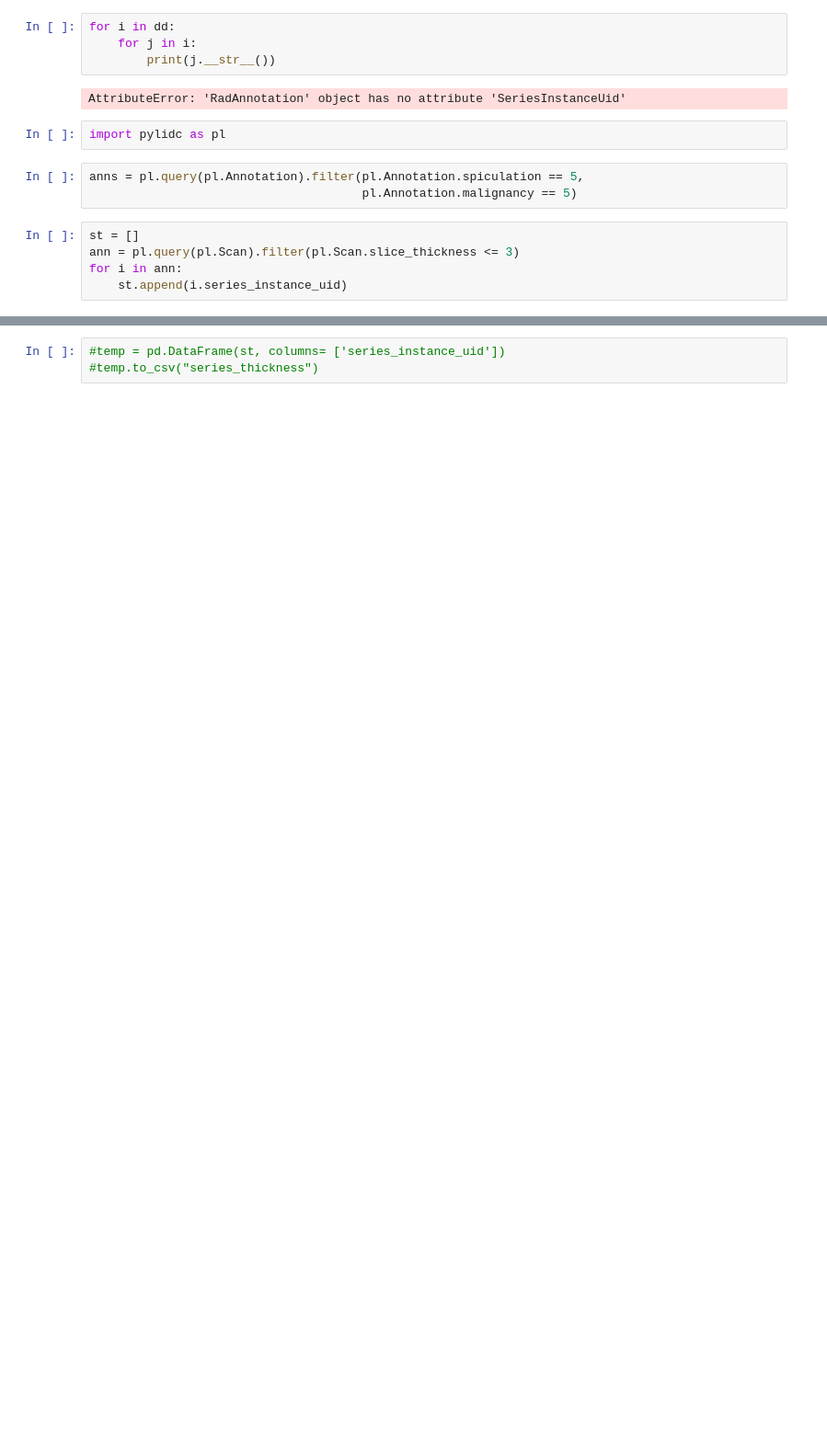
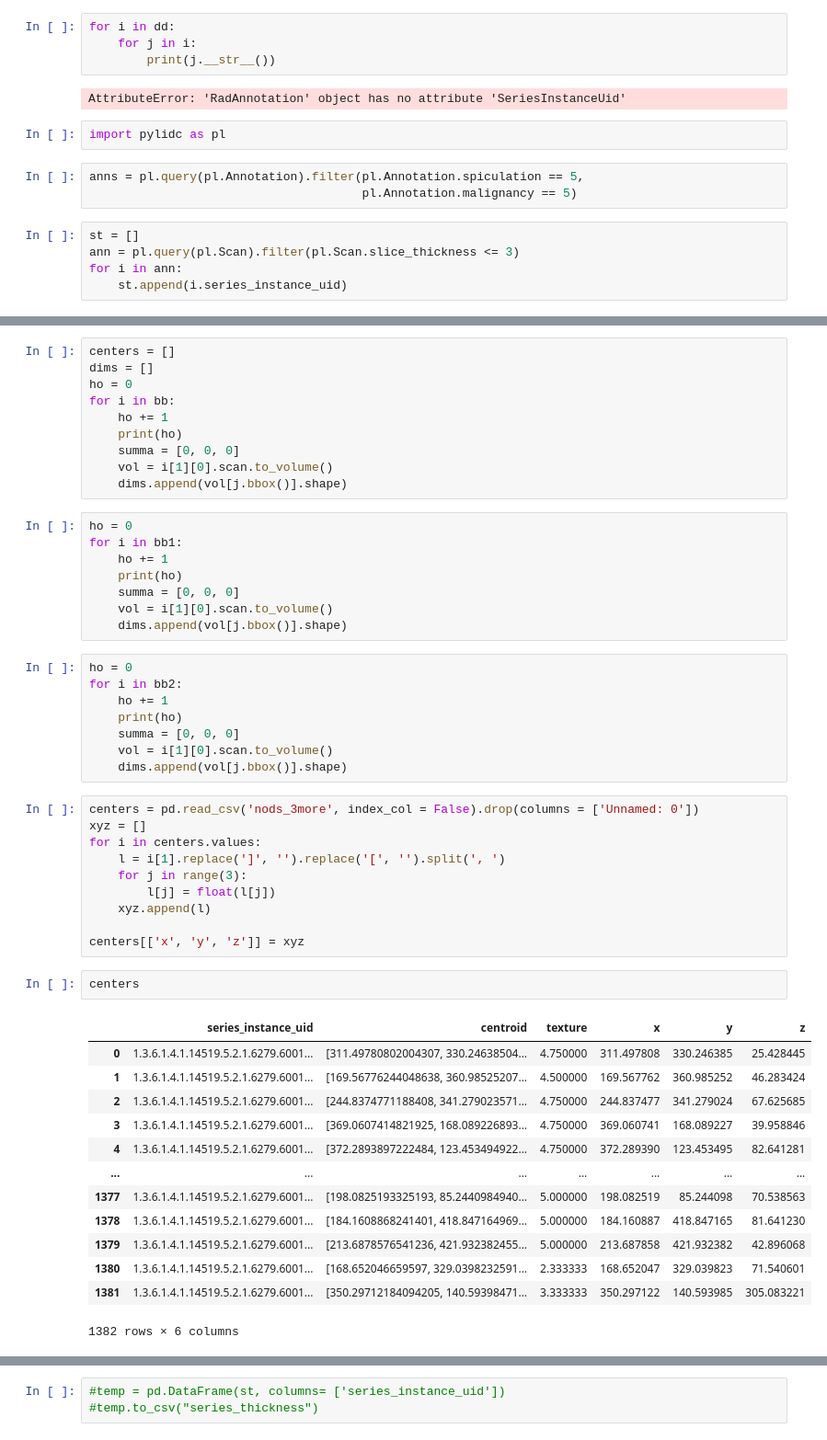
Before and after one commit to nexza78/diploma_work, a Jupyter notebook: lidc_idri_preproc/csv_work_lidc_idri.ipynb, the cells around one changed output, grey strips where cells are left out. Shown at 92% size. Drawn from its saved outputs; the diff is of its cells as text; blank space fills up the shorter version.

```diff
--- a/lidc_idri_preproc/csv_work_lidc_idri.ipynb
+++ b/lidc_idri_preproc/csv_work_lidc_idri.ipynb
@@ -406,0 +503,52 @@ import pandas as  pd
+# %%
+centers = []
+dims = []
+ho = 0
+for i in bb:
+    ho += 1
+    print(ho)
+    summa = [0, 0, 0]
+    vol = i[1][0].scan.to_volume()
+    dims.append(vol[j.bbox()].shape)
+# %%
+ho = 0
+for i in bb1:
+    ho += 1
+    print(ho)
+    summa = [0, 0, 0]
+    vol = i[1][0].scan.to_volume()
+    dims.append(vol[j.bbox()].shape)
+# %%
+ho = 0
+for i in bb2:
+    ho += 1
+    print(ho)
+    summa = [0, 0, 0]
+    vol = i[1][0].scan.to_volume()
+    dims.append(vol[j.bbox()].shape)
+# %%
+centers = pd.read_csv('nods_3more', index_col = False).drop(columns = ['Unnamed: 0'])
+xyz = []
+for i in centers.values:
+    l = i[1].replace(']', '').replace('[', '').split(', ')
+    for j in range(3):
+        l[j] = float(l[j])
+    xyz.append(l)
+
+centers[['x', 'y', 'z']] = xyz
+# %%
+centers
+# %% [output]
+|  | series_instance_uid | centroid | texture | x | y | z |
+| 0 | 1.3.6.1.4.1.14519.5.2.1.6279.6001... | [311.49780802004307, 330.24638504... | 4.750000 | 311.497808 | 330.246385 | 25.428445 |
+| 1 | 1.3.6.1.4.1.14519.5.2.1.6279.6001... | [169.56776244048638, 360.98525207... | 4.500000 | 169.567762 | 360.985252 | 46.283424 |
+| 2 | 1.3.6.1.4.1.14519.5.2.1.6279.6001... | [244.8374771188408, 341.279023571... | 4.750000 | 244.837477 | 341.279024 | 67.625685 |
+| 3 | 1.3.6.1.4.1.14519.5.2.1.6279.6001... | [369.0607414821925, 168.089226893... | 4.750000 | 369.060741 | 168.089227 | 39.958846 |
+| 4 | 1.3.6.1.4.1.14519.5.2.1.6279.6001... | [372.2893897222484, 123.453494922... | 4.750000 | 372.289390 | 123.453495 | 82.641281 |
+| ... | ... | ... | ... | ... | ... | ... |
+| 1377 | 1.3.6.1.4.1.14519.5.2.1.6279.6001... | [198.0825193325193, 85.2440984940... | 5.000000 | 198.082519 | 85.244098 | 70.538563 |
+| 1378 | 1.3.6.1.4.1.14519.5.2.1.6279.6001... | [184.1608868241401, 418.847164969... | 5.000000 | 184.160887 | 418.847165 | 81.641230 |
+| 1379 | 1.3.6.1.4.1.14519.5.2.1.6279.6001... | [213.6878576541236, 421.932382455... | 5.000000 | 213.687858 | 421.932382 | 42.896068 |
+| 1380 | 1.3.6.1.4.1.14519.5.2.1.6279.6001... | [168.652046659597, 329.0398232591... | 2.333333 | 168.652047 | 329.039823 | 71.540601 |
+| 1381 | 1.3.6.1.4.1.14519.5.2.1.6279.6001... | [350.29712184094205, 140.59398471... | 3.333333 | 350.297122 | 140.593985 | 305.083221 |
+1382 rows × 6 columns
```
Also changed, not shown: parts of 47 cells of this notebook, 6 other files.
